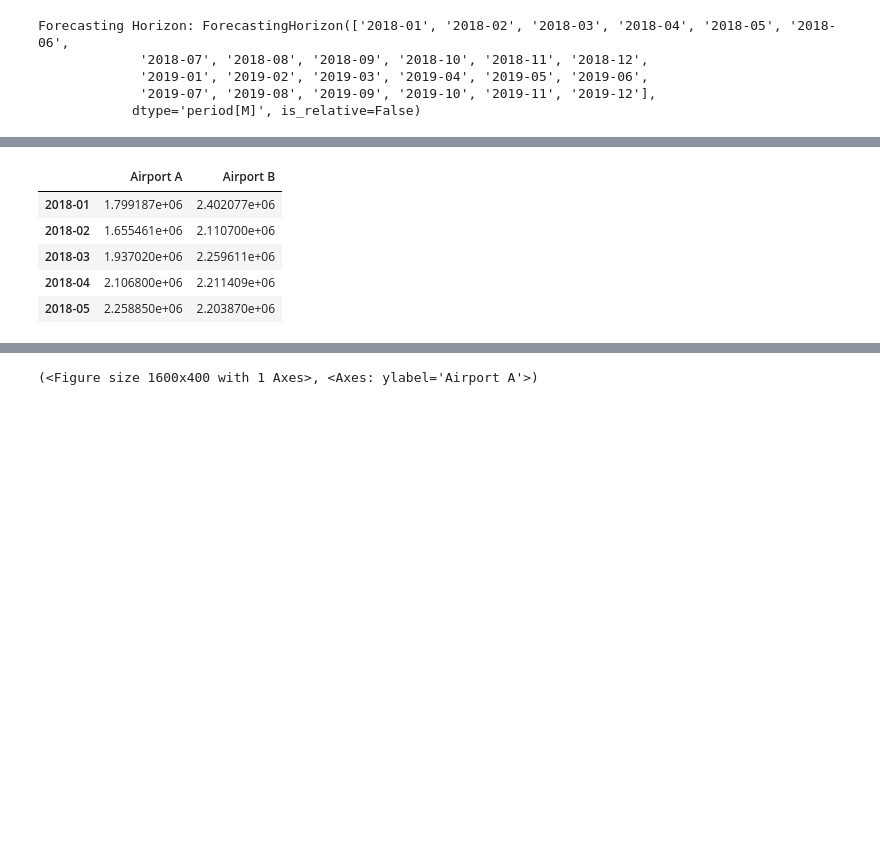
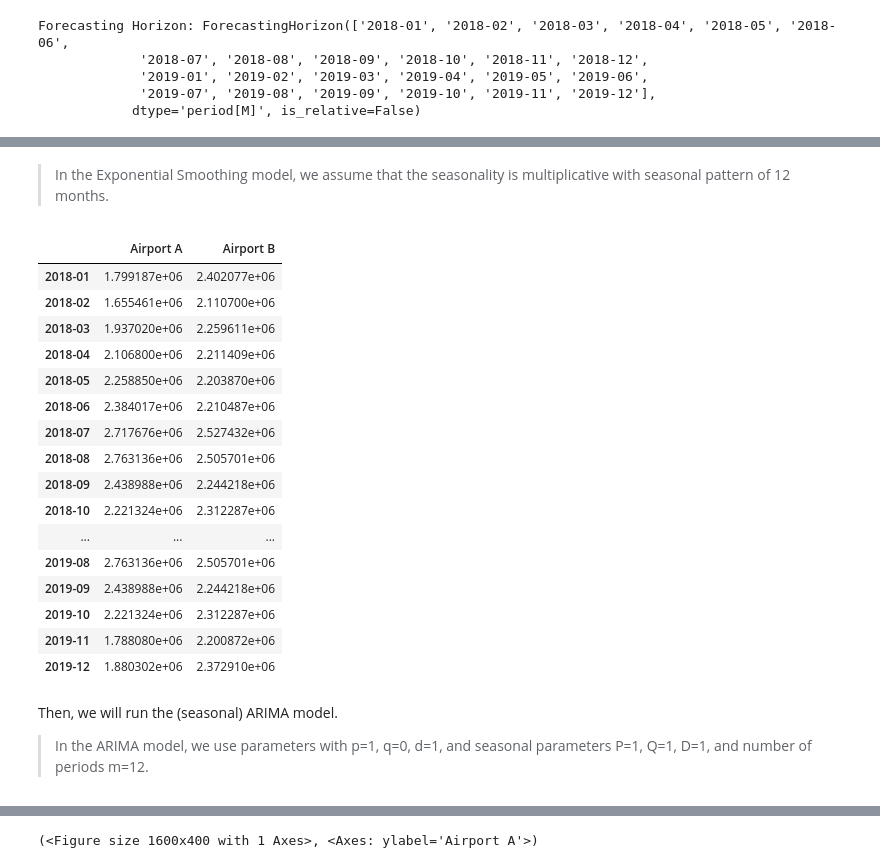
Before and after one commit to 91htjung/AirportBusinessAnalytics, a Jupyter notebook: 02-Forecast_Shortterm_Ststistics.ipynb, the cells around one changed output, grey strips where cells are left out. Cells and saved outputs as stored; diff of their text form; code cells hidden in the pictures; blank space fills up the shorter version.

```diff
--- a/02-Forecast_Shortterm_Ststistics.ipynb
+++ b/02-Forecast_Shortterm_Ststistics.ipynb
@@ -78,16 +159,33 @@ Forecasting Horizon: ForecastingHorizon(['2018-01', '2018-02', '2018-03', '2018-
+# %% [markdown]
+> In the Exponential Smoothing model, we assume that the seasonality is multiplicative with seasonal pattern of 12 months.
 # %%
 from sktime.forecasting.exp_smoothing import ExponentialSmoothing
 
 exp_forecaster = ExponentialSmoothing(seasonal='multiplicative', sp=12).fit(y_train)
 y_pred_exp = exp_forecaster.predict(fh=fh)
-y_pred_exp.head()
+y_pred_exp
 # %% [output]
 |  | Airport A | Airport B |
 | 2018-01 | 1.799187e+06 | 2.402077e+06 |
 | 2018-02 | 1.655461e+06 | 2.110700e+06 |
 | 2018-03 | 1.937020e+06 | 2.259611e+06 |
 | 2018-04 | 2.106800e+06 | 2.211409e+06 |
 | 2018-05 | 2.258850e+06 | 2.203870e+06 |
+| 2018-06 | 2.384017e+06 | 2.210487e+06 |
+| 2018-07 | 2.717676e+06 | 2.527432e+06 |
+| 2018-08 | 2.763136e+06 | 2.505701e+06 |
+| 2018-09 | 2.438988e+06 | 2.244218e+06 |
+| 2018-10 | 2.221324e+06 | 2.312287e+06 |
+| ... | ... | ... |
+| 2019-08 | 2.763136e+06 | 2.505701e+06 |
+| 2019-09 | 2.438988e+06 | 2.244218e+06 |
+| 2019-10 | 2.221324e+06 | 2.312287e+06 |
+| 2019-11 | 1.788080e+06 | 2.200872e+06 |
+| 2019-12 | 1.880302e+06 | 2.372910e+06 |
+# %% [markdown]
+Then, we will run the (seasonal) ARIMA model.
+
+> In the ARIMA model, we use parameters with p=1, q=0, d=1, and seasonal parameters P=1, Q=1, D=1, and number of periods m=12.
 # %%
 from sktime.forecasting.arima import ARIMA
 
```
Also changed, not shown: parts of 26 cells of this notebook.
